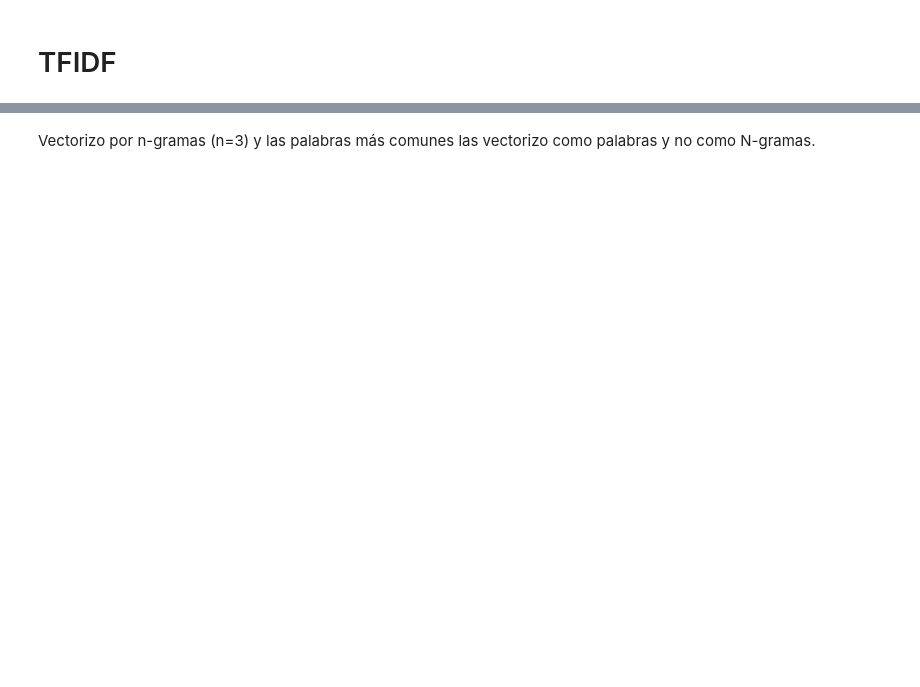
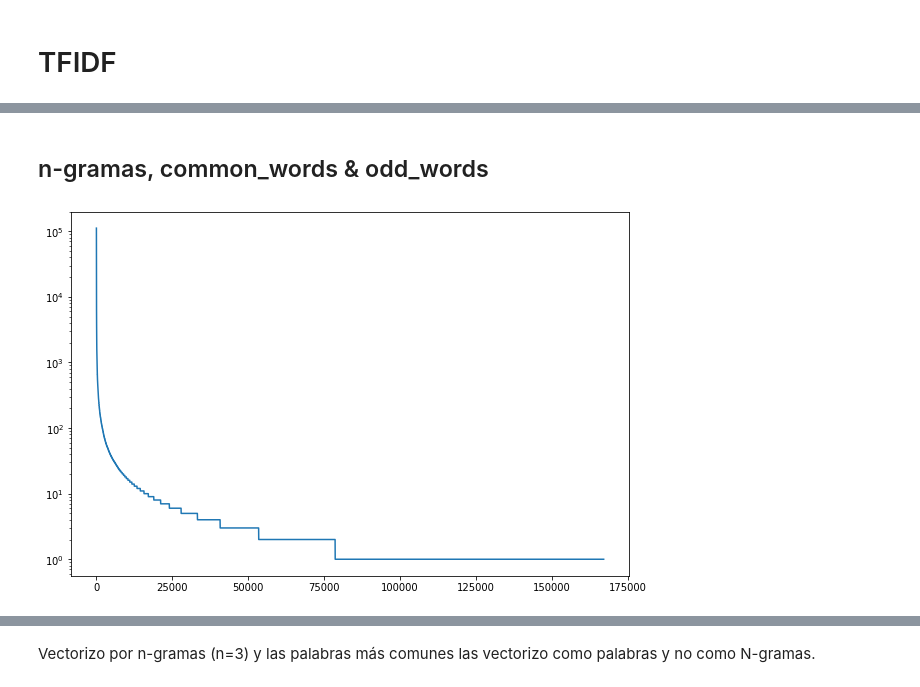
Before and after one commit to Ignacio-Ibarra/Approximate-String-Matching, a Jupyter notebook: TFIDF_String_Matching.ipynb, the cells around one changed output, grey strips where cells are left out. Drawn from its saved outputs; the diff is of its cells as text; code cells hidden in the pictures; blank space fills up the shorter version.

```diff
--- a/TFIDF_String_Matching.ipynb
+++ b/TFIDF_String_Matching.ipynb
@@ -28,7 +28,7 @@ drive.mount("/content/drive")
 pd.set_option("max_colwidth", 60)
 
 #RUTA DATASET
-DIRTY_NAMES = '/content/drive/MyDrive/base importadores/outputs/sucios_a_first_cleaning/sucios_a_first_cleaning17_06_21.csv'
+DIRTY_NAMES = '/content/drive/MyDrive/base importadores/outputs/sucios_a_first_cleaning/sucios_a_first_cleaning18_06_21.csv'
 # %% [output]
 Requirement already satisfied: sparse_dot_topn in /usr/local/lib/python3.7/dist-packages (0.3.1)
 Requirement already satisfied: setuptools>=42 in /usr/local/lib/python3.7/dist-packages (from sparse_dot_topn) (57.0.0)
@@ -47,0 +61,15 @@ first_cleaning = dirty_company_names.first_cleaning.unique().tolist()
+# %% [markdown]
+## n-gramas, common_words & odd_words
+# %%
+from collections import Counter
+
+def get_corpus_splitted(serie):
+  text = " ".join(serie)
+  return re.findall(r'\b\S+\b', text)
+
+def wordcount_df_from_serie(serie):
+  counter = Counter()
+  text = get_corpus_splitted(serie)
+  for word in text:
+    counter[word] +=1
+  return pd.DataFrame(counter.items(), columns=['word', 'counts']).sort_values(by="counts", ascending=False).reset_index(drop=True)
@@ -47,0 +78,25 @@ first_cleaning = dirty_company_names.first_cleaning.unique().tolist()
+# %%
+import matplotlib.pyplot as plt
+
+plt.rcParams['figure.figsize'] = (10,6.7)
+fig, ax = plt.subplots()
+
+#graphic = word_count[word_count.length<3]
+graphic = word_count
+
+words = graphic.word.to_numpy()
+x_pos = np.arange(len(words))
+counts = graphic.counts
+
+ax.plot(x_pos, counts)
+plt.yscale('log')
+plt.xscale('linear')
+# ax.set_xticks(x_pos)
+# ax.set_xticklabels(words, rotation=90)
+#ax.invert_xaxis()  # labels read top-to-bottom
+# ax.set_ylabel('Quantity')
+# ax.set_title('Most Common Words')
+
+plt.show()
+# %% [output]
+[figure, added]
```
Also changed, not shown: parts of 41 cells of this notebook.
